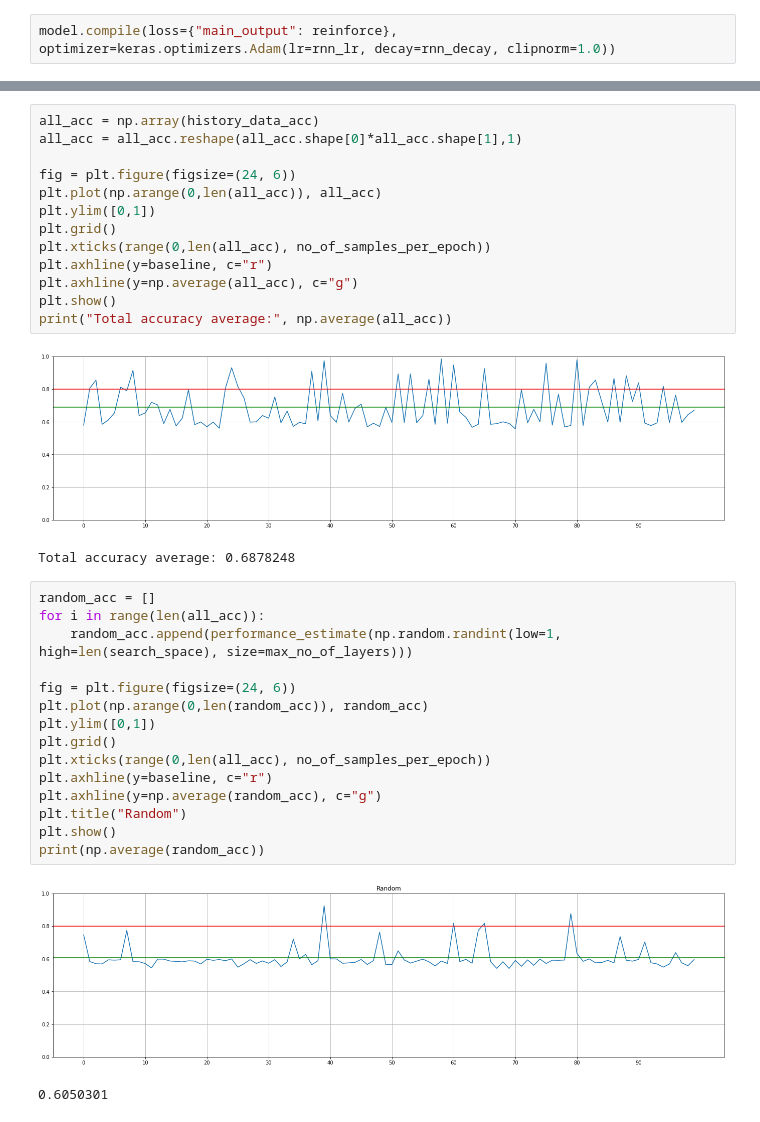
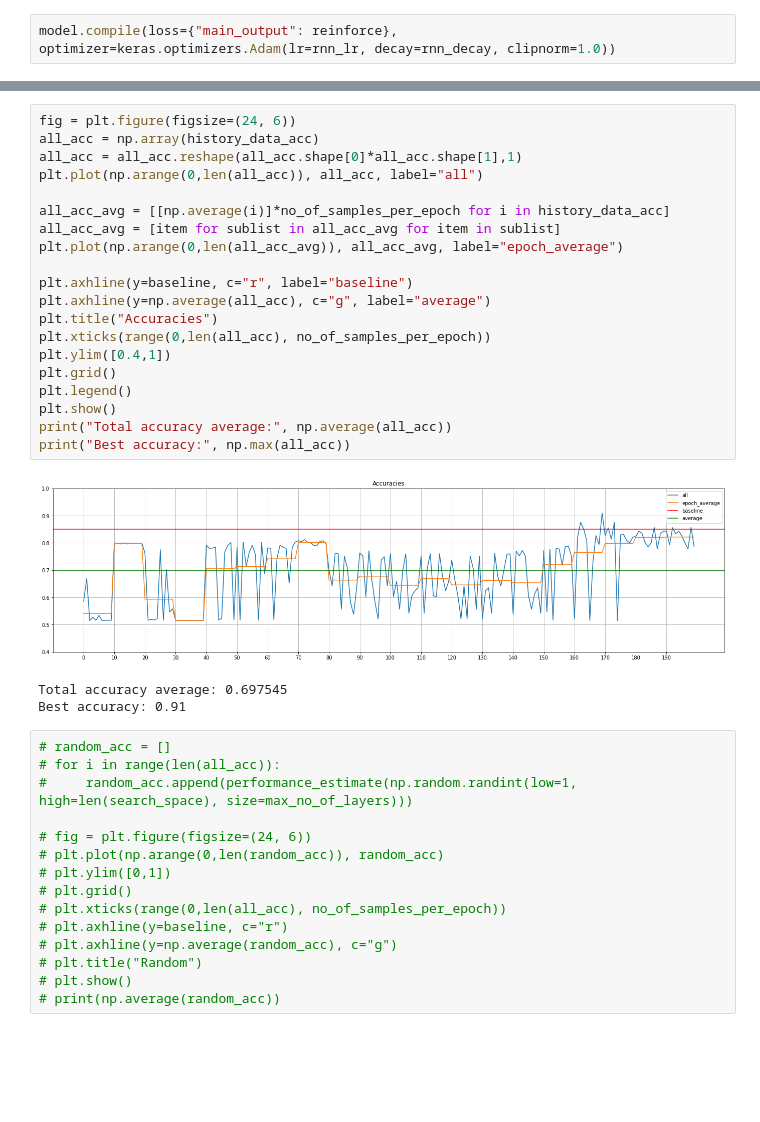
Before and after one commit to amirhpd/emnas, a Jupyter notebook: misc/emnas_controller_test.ipynb, the cells around one changed output, grey strips where cells are left out. Drawn from its saved outputs; the diff is of its cells as text; blank space fills up the shorter version.

```diff
--- a/misc/emnas_controller_test.ipynb
+++ b/misc/emnas_controller_test.ipynb
@@ -190,34 +230,39 @@ plt.show()
+# %%
+fig = plt.figure(figsize=(24, 6))
+all_acc = np.array(history_data_acc)
+all_acc = all_acc.reshape(all_acc.shape[0]*all_acc.shape[1],1)
+plt.plot(np.arange(0,len(all_acc)), all_acc, label="all")
+
+all_acc_avg = [[np.average(i)]*no_of_samples_per_epoch for i in history_data_acc]
+all_acc_avg = [item for sublist in all_acc_avg for item in sublist]
+plt.plot(np.arange(0,len(all_acc_avg)), all_acc_avg, label="epoch_average")
+
+plt.axhline(y=baseline, c="r", label="baseline")
+plt.axhline(y=np.average(all_acc), c="g", label="average")
+plt.title("Accuracies")
+plt.xticks(range(0,len(all_acc), no_of_samples_per_epoch))
+plt.ylim([0.4,1])
+plt.grid()
+plt.legend()
+plt.show()
+print("Total accuracy average:", np.average(all_acc))
+print("Best accuracy:", np.max(all_acc))
+# %% [output]
+[figure, added]
+Total accuracy average: 0.697545
+Best accuracy: 0.91
 # %%
-all_acc = np.array(history_data_acc)
-all_acc = all_acc.reshape(all_acc.shape[0]*all_acc.shape[1],1)
+# random_acc = []
+# for i in range(len(all_acc)):
+#     random_acc.append(performance_estimate(np.random.randint(low=1, high=len(search_space), size=max_no_of_layers)))
 
-fig = plt.figure(figsize=(24, 6))
-plt.plot(np.arange(0,len(all_acc)), all_acc)
-plt.ylim([0,1])
-plt.grid()
-plt.xticks(range(0,len(all_acc), no_of_samples_per_epoch))
-plt.axhline(y=baseline, c="r")
-plt.axhline(y=np.average(all_acc), c="g")
-plt.show()
-print("Total accuracy average:", np.average(all_acc))
+# fig = plt.figure(figsize=(24, 6))
+# plt.plot(np.arange(0,len(random_acc)), random_acc)
+# plt.ylim([0,1])
+# plt.grid()
+# plt.xticks(range(0,len(all_acc), no_of_samples_per_epoch))
+# plt.axhline(y=baseline, c="r")
+# plt.axhline(y=np.average(random_acc), c="g")
+# plt.title("Random")
+# plt.show()
+# print(np.average(random_acc))
-# %% [output]
-[figure, removed]
-Total accuracy average: 0.6878248
-# %%
-random_acc = []
-for i in range(len(all_acc)):
-    random_acc.append(performance_estimate(np.random.randint(low=1, high=len(search_space), size=max_no_of_layers)))
-
-fig = plt.figure(figsize=(24, 6))
-plt.plot(np.arange(0,len(random_acc)), random_acc)
-plt.ylim([0,1])
-plt.grid()
-plt.xticks(range(0,len(all_acc), no_of_samples_per_epoch))
-plt.axhline(y=baseline, c="r")
-plt.axhline(y=np.average(random_acc), c="g")
-plt.title("Random")
-plt.show()
-print(np.average(random_acc))
-# %% [output]
-[figure, removed]
-0.6050301
```
Also changed, not shown: parts of 17 cells of this notebook, 3 other files.
